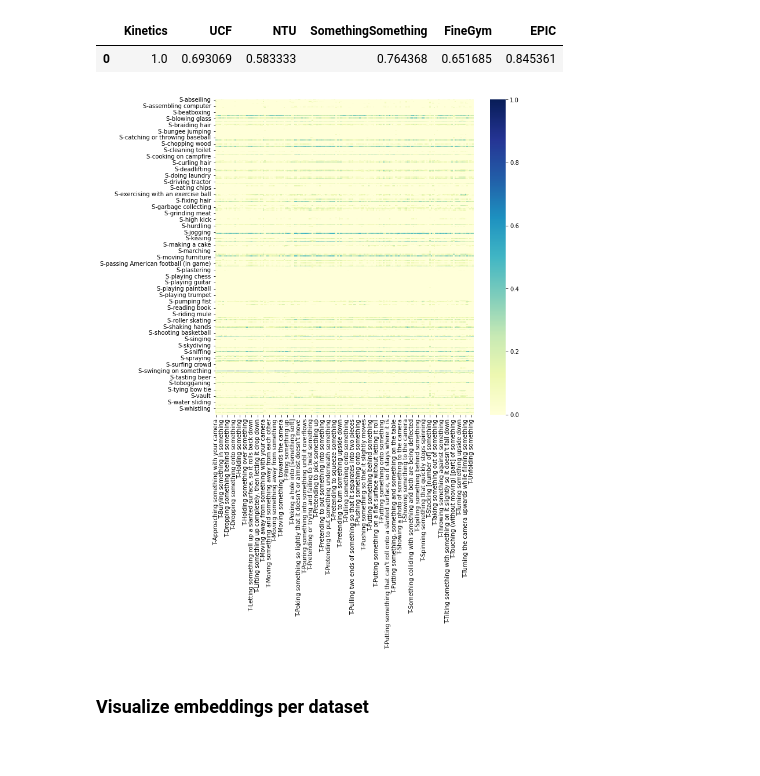
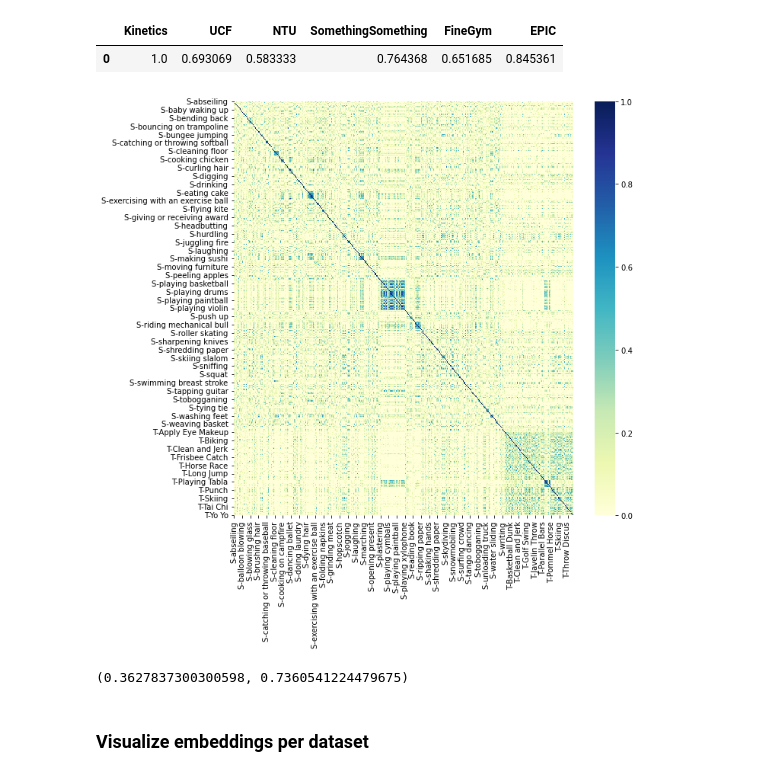
Before and after one commit to bpiyush/ViDA-SSL, a Jupyter notebook: misc/action-embeddings/[archive]-label_overlap-bert.ipynb, the cells around one changed output. Saved outputs shown, nothing was run; the diff lists cells and outputs as text; code cells hidden in the pictures.

```diff
--- a/misc/action-embeddings/[archive]-label_overlap-bert.ipynb
+++ b/misc/action-embeddings/[archive]-label_overlap-bert.ipynb
@@ -327,9 +327,13 @@ results
 |  | Kinetics | UCF | NTU | SomethingSomething | FineGym | EPIC |
 | 0 | 1.0 | 0.693069 | 0.583333 | 0.764368 | 0.651685 | 0.845361 |
 # %%
-df, overlap = plot_cross_dataset_similarity("Kinetics", "SomethingSomething", normalize=False)
+df, overlap = plot_cross_dataset_similarity("Kinetics", "UCF", normalize=False, plot_all=True)
 # %% [output]
-[figure, old version]
+[figure, new version]
+# %%
+df.loc["S-playing violin", "S-playing chess"], df.loc["S-playing violin", "S-playing drums"]
+# %% [output]
+(0.3627837300300598, 0.7360541224479675)
 # %% [markdown]
 ### Visualize embeddings per dataset
 # %%
```
Also changed, not shown: parts of 2 cells of this notebook.
